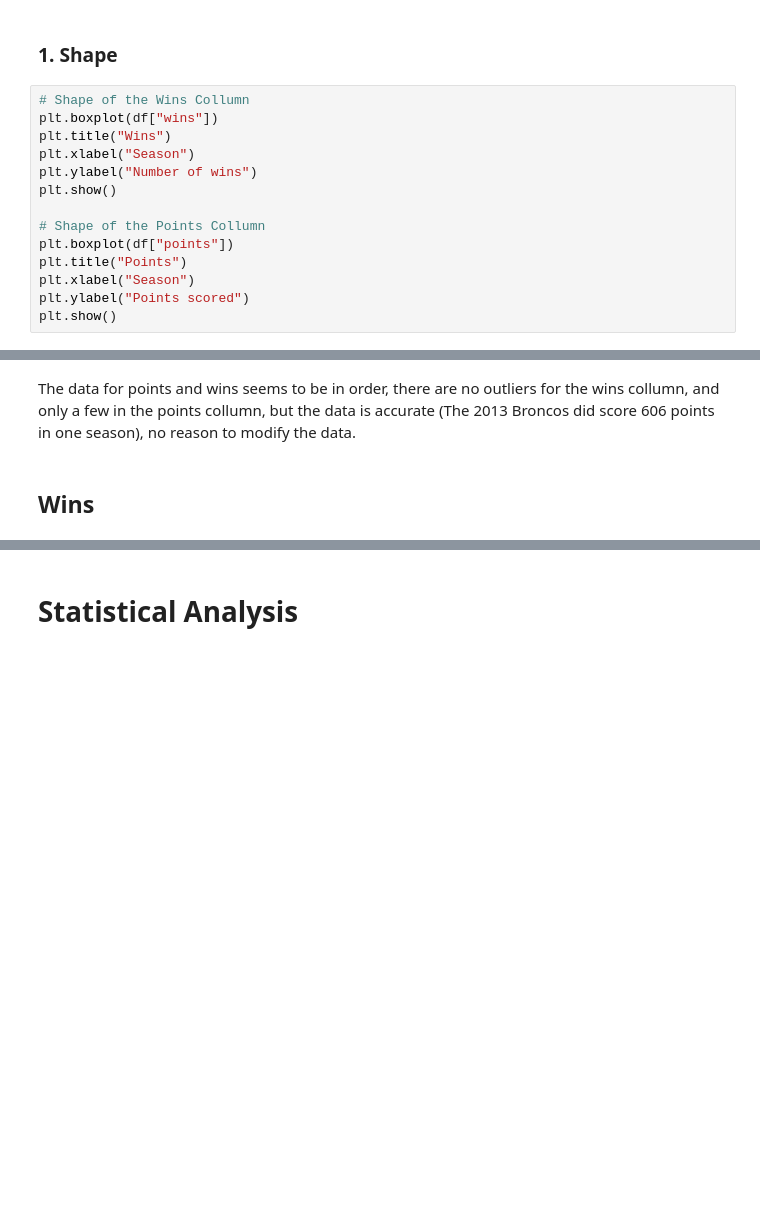
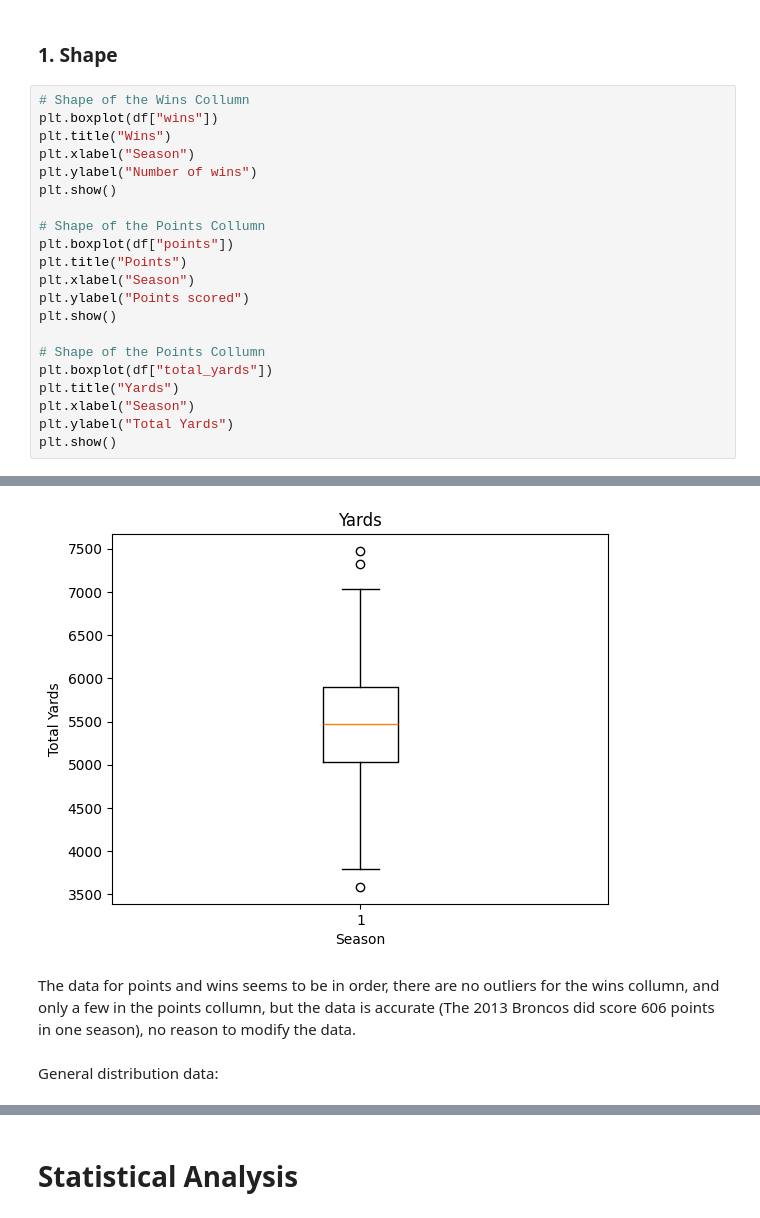
Before and after one commit to lkrenz/Data-Analysis, a Jupyter notebook: dataanalysis.ipynb, the cells around one changed output, grey strips where cells are left out. Drawn from its saved outputs; the diff is of its cells as text; blank space fills up the shorter version.

```diff
--- a/dataanalysis.ipynb
+++ b/dataanalysis.ipynb
@@ -86,24 +83,32 @@ There really isn't much cleaning needed here, all strings are properly formatted
 # %%
 # Shape of the Wins Collumn
 plt.boxplot(df["wins"])
 plt.title("Wins")
 plt.xlabel("Season")
 plt.ylabel("Number of wins")
 plt.show()
 
 # Shape of the Points Collumn
 plt.boxplot(df["points"])
 plt.title("Points")
 plt.xlabel("Season")
 plt.ylabel("Points scored")
 plt.show()
+
+# Shape of the Points Collumn
+plt.boxplot(df["total_yards"])
+plt.title("Yards")
+plt.xlabel("Season")
+plt.ylabel("Total Yards")
+plt.show()
 # %% [output]
 [figure]
 [figure]
+[figure, added]
 # %% [markdown]
 The data for points and wins seems to be in order, there are no outliers for the wins collumn, and only a few in the points collumn, but the data is accurate (The 2013 Broncos did score 606 points in one season), no reason to modify the data.
-# %% [markdown]
-## Wins
+# %% [markdown]
+General distribution data:
 # %%
 # General distribution data for the wins collumn
 data = {}
```
Also changed, not shown: parts of 8 cells of this notebook.
